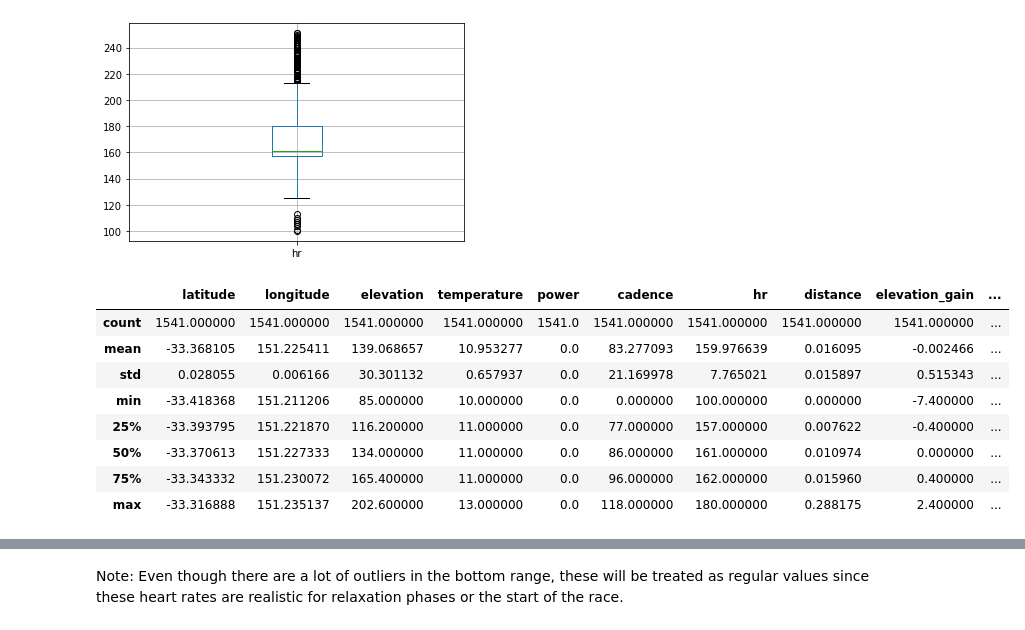
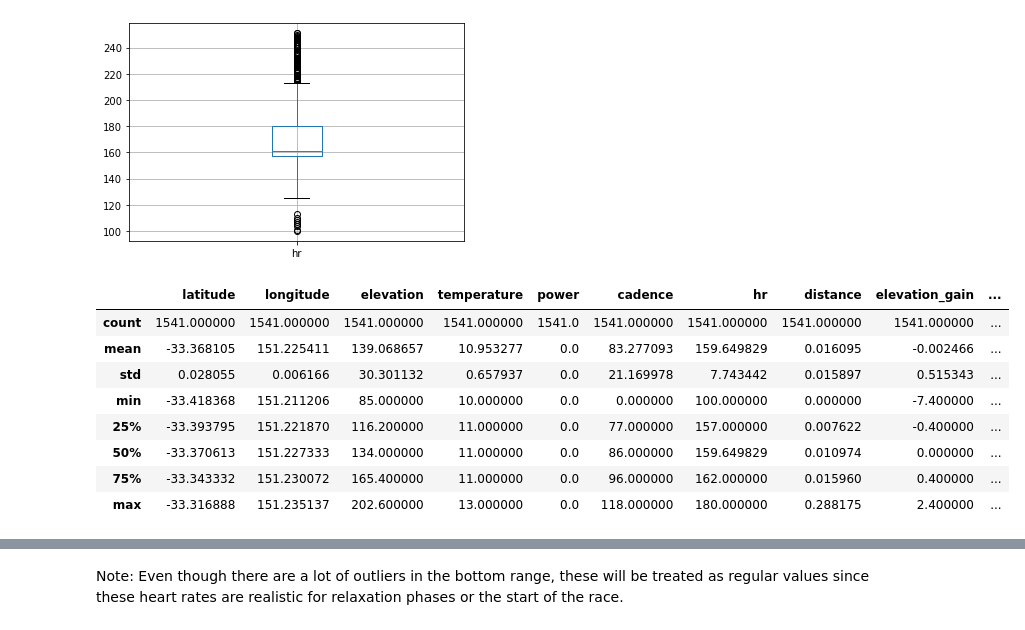
Before and after one commit to felix-rosenberger/Data-Science-Portfolio, a Jupyter notebook: Portfolio 1.ipynb, the cells around one changed output, grey strips where cells are left out. Saved outputs shown, nothing was run; the diff lists cells and outputs as text; code cells hidden in the pictures.

```diff
--- a/Portfolio 1.ipynb
+++ b/Portfolio 1.ipynb
@@ -270,0 +312,5 @@ Note the following:<br/>
+# %%
+# fill timedelta with 0
+
+tt16["timedelta"] = tt16["timedelta"].fillna(0)
+tt16[tt16.isna().any(axis=1)]
@@ -316,17 +364,20 @@ tt16_bpm_boxplot = tt16_clean.boxplot('hr')
 # %%
 # replace values over 180
 
-tt16_clean["hr"] = np.where(tt16_clean["hr"] > 180, tt16_clean["hr"].median(), tt16_clean["hr"])
+tt16_hrmean = tt16_clean.drop(index = tt16_clean.index[tt16_clean["hr"] > 180])
+tt16_hrmean = tt16_hrmean["hr"].mean()
+
+tt16_clean["hr"] = np.where(tt16_clean["hr"] > 180, tt16_hrmean, tt16_clean["hr"])
 
 tt16_clean.describe()
 # %% [output]
 |  | latitude | longitude | elevation | temperature | power | cadence | hr | distance | elevation_gain | ... |
 | count | 1541.000000 | 1541.000000 | 1541.000000 | 1541.000000 | 1541.0 | 1541.000000 | 1541.000000 | 1541.000000 | 1541.000000 | ... |
-| mean | -33.368105 | 151.225411 | 139.068657 | 10.953277 | 0.0 | 83.277093 | 159.976639 | 0.016095 | -0.002466 | ... |
-| std | 0.028055 | 0.006166 | 30.301132 | 0.657937 | 0.0 | 21.169978 | 7.765021 | 0.015897 | 0.515343 | ... |
+| mean | -33.368105 | 151.225411 | 139.068657 | 10.953277 | 0.0 | 83.277093 | 159.649829 | 0.016095 | -0.002466 | ... |
+| std | 0.028055 | 0.006166 | 30.301132 | 0.657937 | 0.0 | 21.169978 | 7.743442 | 0.015897 | 0.515343 | ... |
 | min | -33.418368 | 151.211206 | 85.000000 | 10.000000 | 0.0 | 0.000000 | 100.000000 | 0.000000 | -7.400000 | ... |
 | 25% | -33.393795 | 151.221870 | 116.200000 | 11.000000 | 0.0 | 77.000000 | 157.000000 | 0.007622 | -0.400000 | ... |
-| 50% | -33.370613 | 151.227333 | 134.000000 | 11.000000 | 0.0 | 86.000000 | 161.000000 | 0.010974 | 0.000000 | ... |
+| 50% | -33.370613 | 151.227333 | 134.000000 | 11.000000 | 0.0 | 86.000000 | 159.649829 | 0.010974 | 0.000000 | ... |
 | 75% | -33.343332 | 151.230072 | 165.400000 | 11.000000 | 0.0 | 96.000000 | 162.000000 | 0.015960 | 0.400000 | ... |
 | max | -33.316888 | 151.235137 | 202.600000 | 13.000000 | 0.0 | 118.000000 | 180.000000 | 0.288175 | 2.400000 | ... |
 # %%
```
Also changed, not shown: parts of 51 cells of this notebook.
